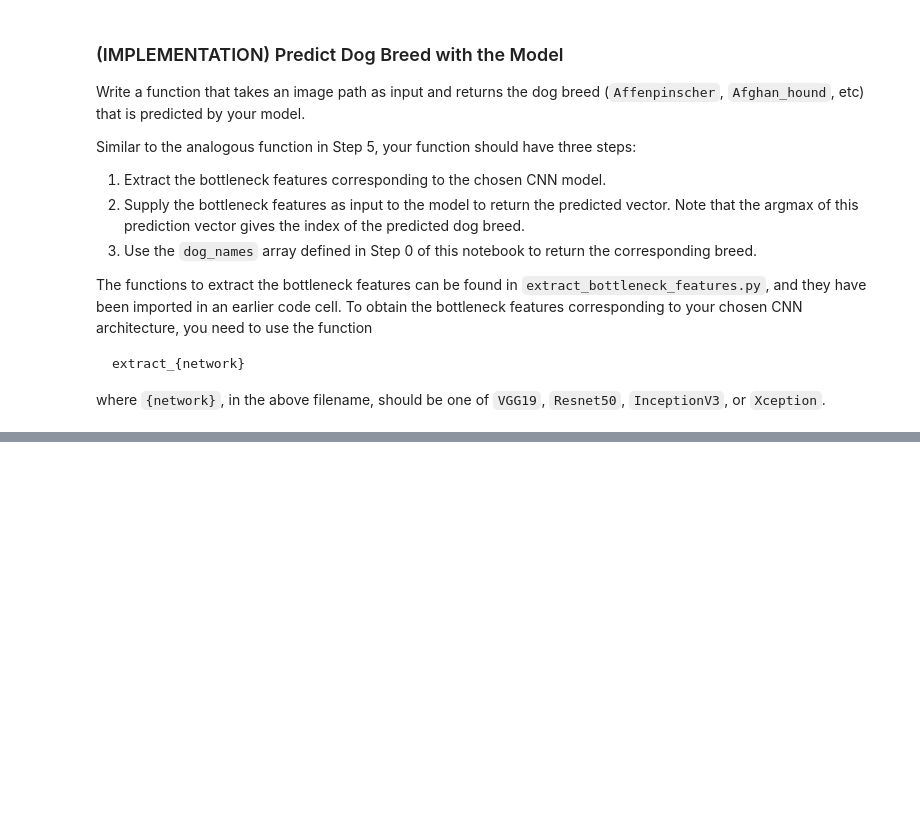
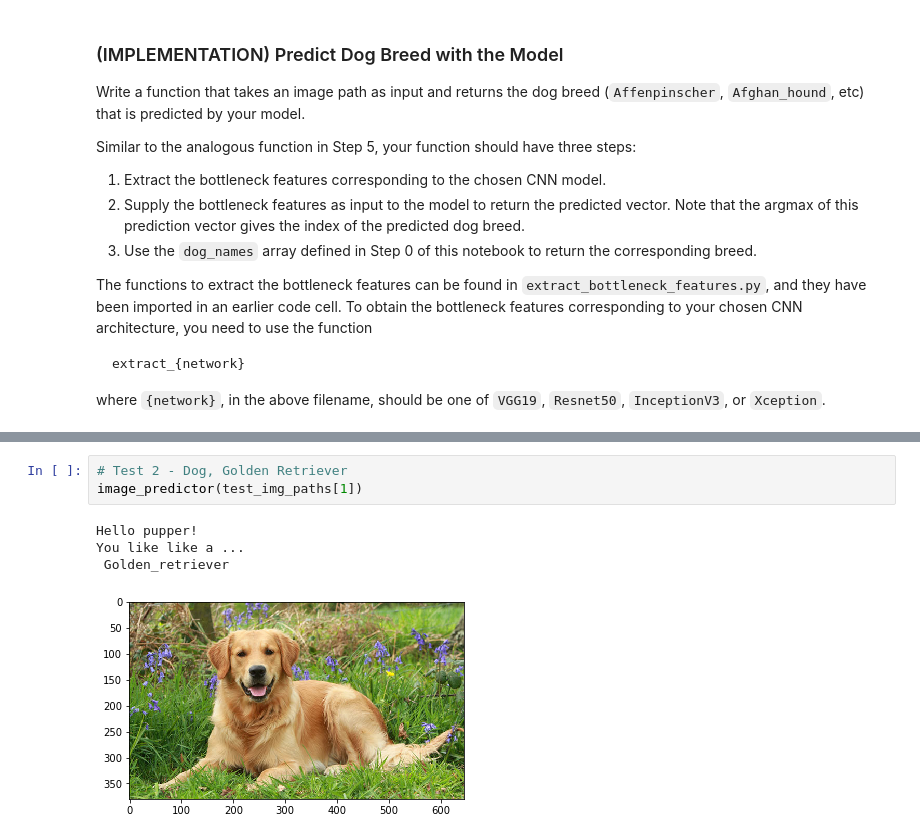
Before and after one commit to smins/dog-project, a Jupyter notebook: dog_app.ipynb, the cells around one changed output, grey strips where cells are left out. Drawn from its saved outputs; the diff is of its cells as text; blank space fills up the shorter version.

```diff
--- a/dog_app.ipynb
+++ b/dog_app.ipynb
@@ -792,0 +865,8 @@ __Answer:__
+# %%
+# Test 2 - Dog, Golden Retriever
+image_predictor(test_img_paths[1])
+# %% [output]
+Hello pupper!
+You like like a ...
+ Golden_retriever
+[figure, added]
```
Also changed, not shown: parts of 26 cells of this notebook, 12 other files.
